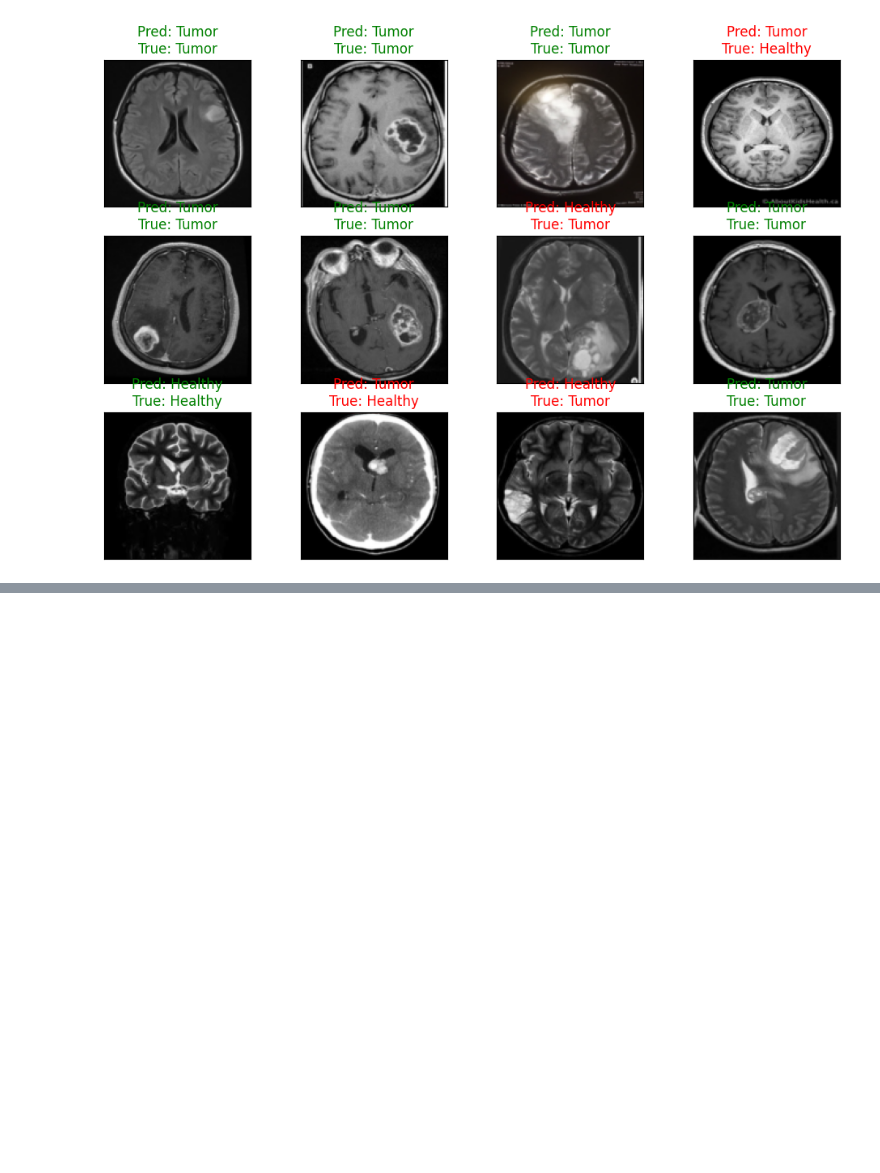
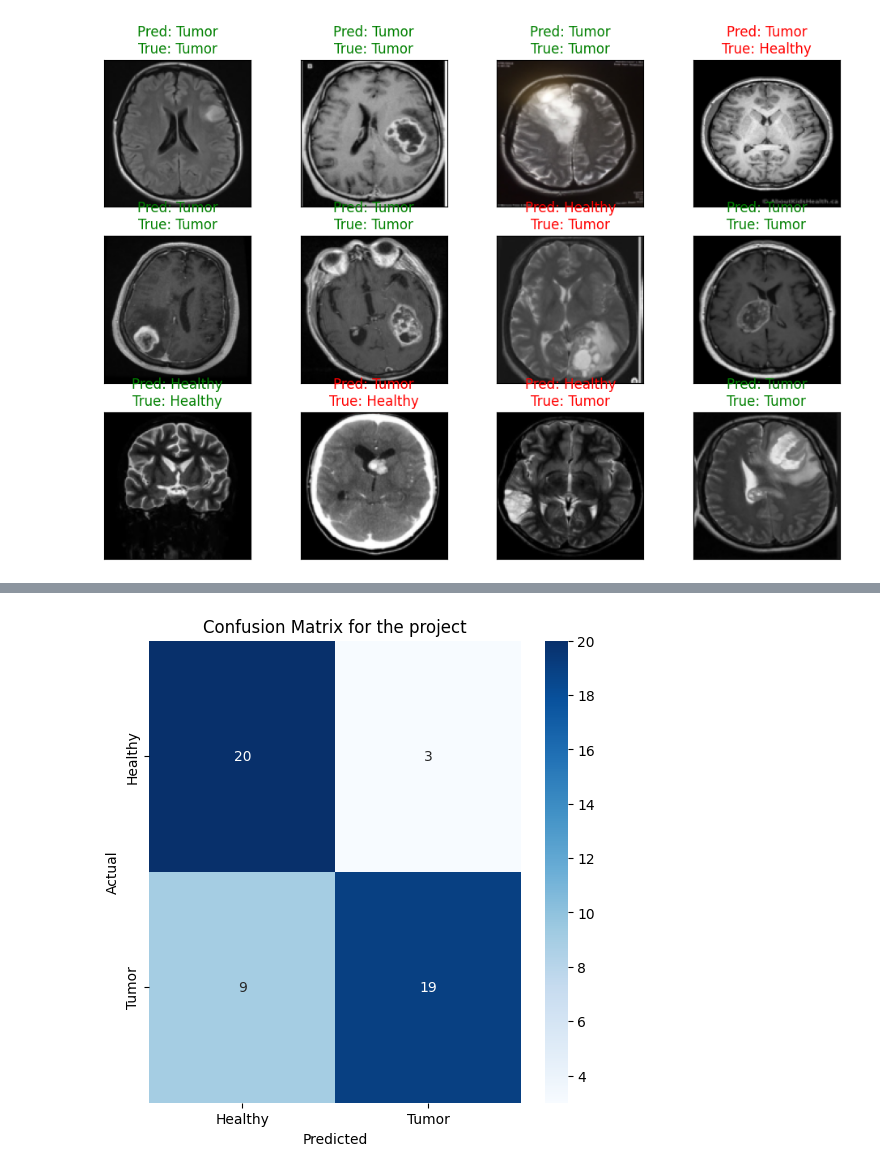
Before and after one commit to Ruush07/Tumor-detection-project, a Jupyter notebook: Brain_Tumor_Detection_final.ipynb, the cells around one changed output, grey strips where cells are left out. Saved outputs shown, nothing was run; the diff lists cells and outputs as text; code cells hidden in the pictures; blank space fills up the shorter version.

Commit message:
modified some codes and confusion matrix

```diff
--- a/Brain_Tumor_Detection_final.ipynb
+++ b/Brain_Tumor_Detection_final.ipynb
@@ -146,3 +140,102 @@ for idx in range(12):
 plt.show()
 # %% [output]
 [figure]
+# %%
+import torch
+import torch.nn as nn
+import torch.optim as optim
+from torch.utils.data import DataLoader, random_split
+from torchvision import datasets, transforms
+import matplotlib.pyplot as plt
+import kagglehub
+import os
+from sklearn.metrics import confusion_matrix, classification_report
+import seaborn as sns
+
+device = torch.device("cuda" if torch.cuda.is_available() else "cpu")
+print(f"🚀 Using device: {device}")
+
+print("📥 Downloading Dataset...")
+path = kagglehub.dataset_download("navoneel/brain-mri-images-for-brain-tumor-detection")
+data_dir = os.path.join(path, 'brain_tumor_dataset')
+
+scan_transforms = transforms.Compose([
+    transforms.Resize((128, 128)),
+    transforms.ToTensor(),
+    transforms.Normalize(mean=[0.5, 0.5, 0.5], std=[0.5, 0.5, 0.5])
+])
+
+full_dataset = datasets.ImageFolder(root=data_dir, transform=scan_transforms)
+train_size = int(0.8 * len(full_dataset))
+test_size = len(full_dataset) - train_size
+train_set, test_set = random_split(full_dataset, [train_size, test_size])
+
+train_loader = DataLoader(train_set, batch_size=32, shuffle=True)
+test_loader = DataLoader(test_set, batch_size=32, shuffle=False)
+
+class BrainTumorClassifier(nn.Module):
+    def __init__(self):
+        super(BrainTumorClassifier, self).__init__()
+        self.conv1 = nn.Conv2d(3, 32, kernel_size=3, padding=1)
+        self.conv2 = nn.Conv2d(32, 64, kernel_size=3, padding=1)
+        self.conv3 = nn.Conv2d(64, 128, kernel_size=3, padding=1)
+        self.pool = nn.MaxPool2d(2, 2)
+        self.relu = nn.ReLU()
+        self.dropout = nn.Dropout(0.5)
+        self.fc1 = nn.Linear(128 * 16 * 16, 128)
+        self.fc2 = nn.Linear(128, 2)
+
+    def forward(self, x):
+        x = self.pool(self.relu(self.conv1(x)))
+        x = self.pool(self.relu(self.conv2(x)))
+        x = self.pool(self.relu(self.conv3(x)))
+        x = x.view(-1, 128 * 16 * 16)
+        x = self.relu(self.fc1(x))
+        x = self.dropout(x)
+        x = self.fc2(x)
+        return x
+
+model = BrainTumorClassifier().to(device)
+
+criterion = nn.CrossEntropyLoss()
+optimizer = optim.Adam(model.parameters(), lr=0.001)
+epochs = 12
+
+print("⏳ Starting Training...")
+for epoch in range(epochs):
+    model.train()
+    running_loss = 0.0
+    for images, labels in train_loader:
+        images, labels = images.to(device), labels.to(device)
+        optimizer.zero_grad()
+        outputs = model(images)
+        loss = criterion(outputs, labels)
+        loss.backward()
+        optimizer.step()
+        running_loss += loss.item()
+    print(f"Epoch [{epoch+1}/{epochs}] - Loss: {running_loss/len(train_loader):.4f}")
+
+model.eval()
+y_true = []
+y_pred = []
+
+print("\n📊 Running Final Evaluation...")
+with torch.no_grad():
+    for images, labels in test_loader:
+        images = images.to(device)
+        outputs = model(images)
+        _, predicted = torch.max(outputs, 1)
+        y_true.extend(labels.numpy())
+        y_pred.extend(predicted.cpu().numpy())
+
+print("\nClassification Report:\n")
+print(classification_report(y_true, y_pred, target_names=['Healthy', 'Tumor']))
+
+plt.figure(figsize=(6,6))
+cm = confusion_matrix(y_true, y_pred)
+sns.heatmap(cm, annot=True, fmt='d', cmap='Blues', xticklabels=['Healthy', 'Tumor'], yticklabels=['Healthy', 'Tumor'])
+plt.xlabel('Predicted')
+plt.ylabel('Actual')
+plt.title('Confusion Matrix for the project')
+plt.show()
+# %% [output]
@@ -148,0 +259 @@ plt.show()
+[figure, added]
```
Also changed, not shown: parts of 5 cells of this notebook.
